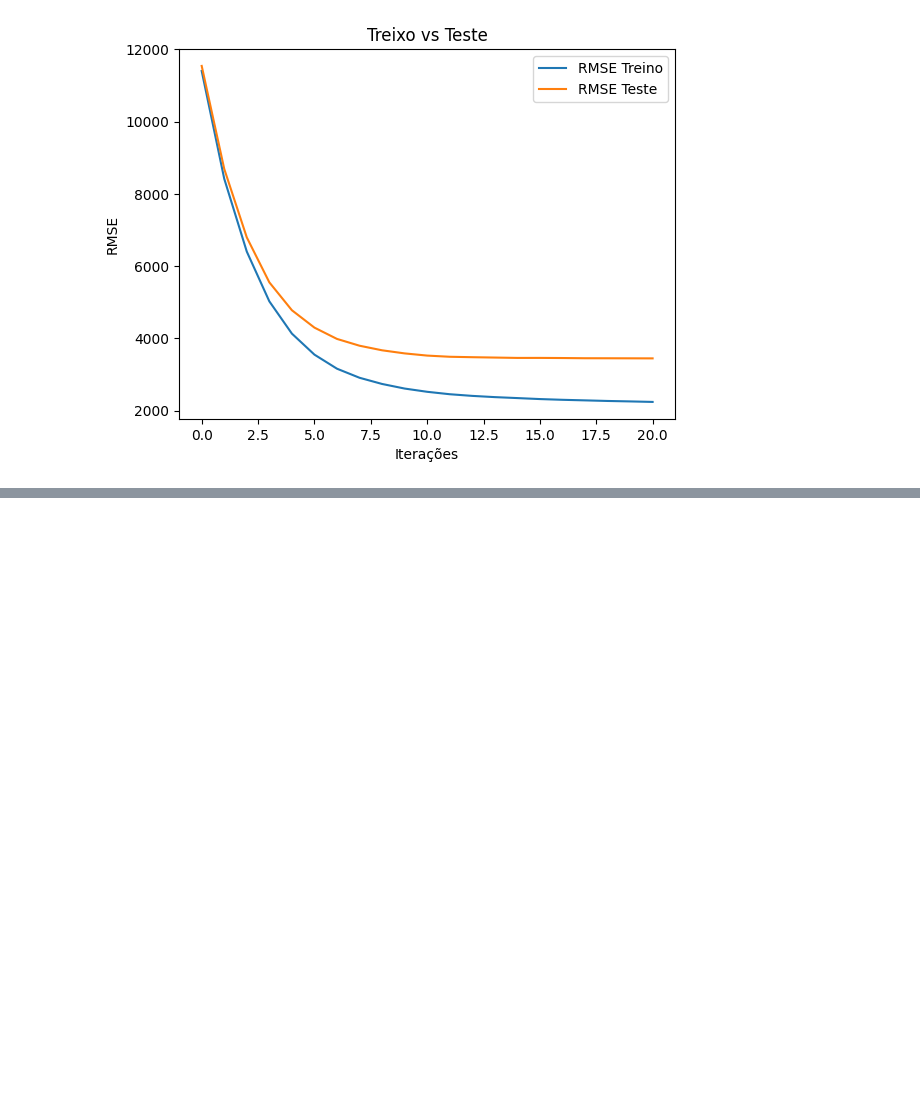
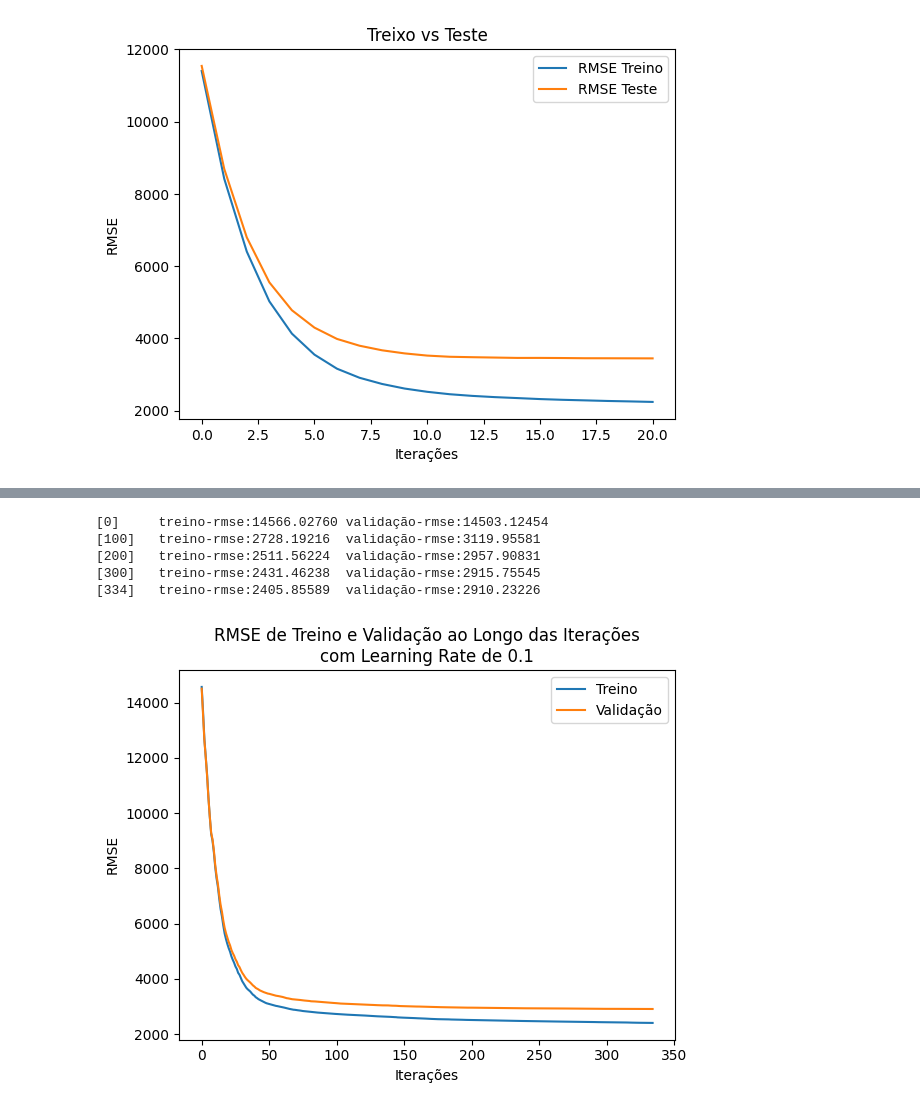
Before and after one commit to marcoamolinaro/machine-learning-alura, a Jupyter notebook: Regressão_Aprimorando_os_resultados_com_XGBoost/Projeto_Precificação_Automoveis_Usados.ipynb, the cells around one changed output, grey strips where cells are left out. Drawn from its saved outputs; the diff is of its cells as text; code cells hidden in the pictures; blank space fills up the shorter version.

```diff
--- a/Regressão_Aprimorando_os_resultados_com_XGBoost/Projeto_Precificação_Automoveis_Usados.ipynb
+++ b/Regressão_Aprimorando_os_resultados_com_XGBoost/Projeto_Precificação_Automoveis_Usados.ipynb
@@ -289,0 +356,32 @@ plt.show()
+# %%
+params = {'objective': 'reg:squarederror', 'colsample_bytree': 0.6, 'max_depth': 3, 'subsample': 1, 'learning_rate': 0.1}
+
+evals_result = {}
+
+modelo = xgb.train(
+    params=params,
+    dtrain=dtreino,
+    num_boost_round=1000,
+    early_stopping_rounds=10,
+    verbose_eval=100,
+    evals=[(dtreino, 'treino'), (dteste, 'validação')],
+    evals_result=evals_result
+)
+
+treino_rsme = evals_result['treino']['rmse']
+validacao_rsme = evals_result['validação']['rmse']
+
+plt.plot(treino_rsme, label='Treino')
+plt.plot(validacao_rsme, label='Validação')
+plt.xlabel('Iterações')
+plt.ylabel('RMSE')
+plt.title('RMSE de Treino e Validação ao Longo das Iterações\ncom Learning Rate de 0.1')
+plt.legend()
+plt.show()
+# %% [output]
+[0]     treino-rmse:14566.02760 validação-rmse:14503.12454
+[100]   treino-rmse:2728.19216  validação-rmse:3119.95581
+[200]   treino-rmse:2511.56224  validação-rmse:2957.90831
+[300]   treino-rmse:2431.46238  validação-rmse:2915.75545
+[334]   treino-rmse:2405.85589  validação-rmse:2910.23226
+[figure, added]
```
Also changed, not shown: parts of 4 cells of this notebook.
